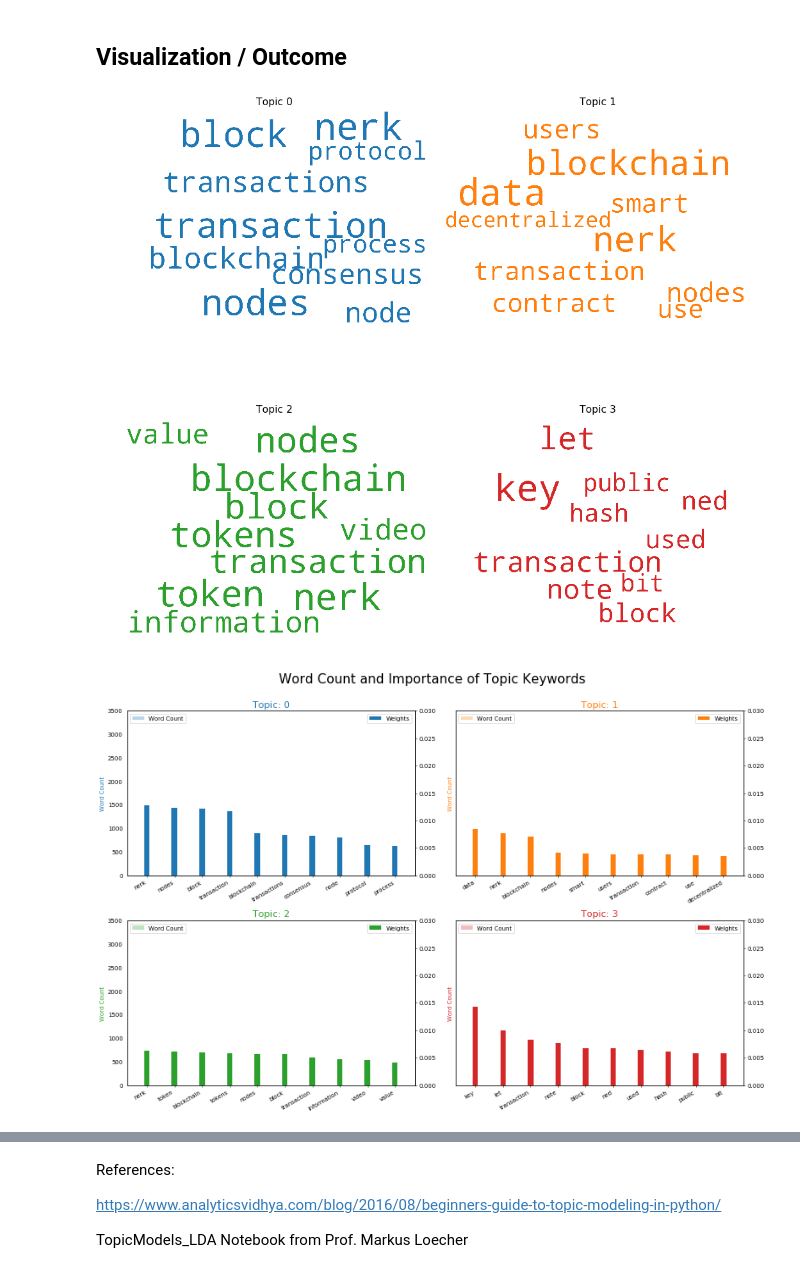
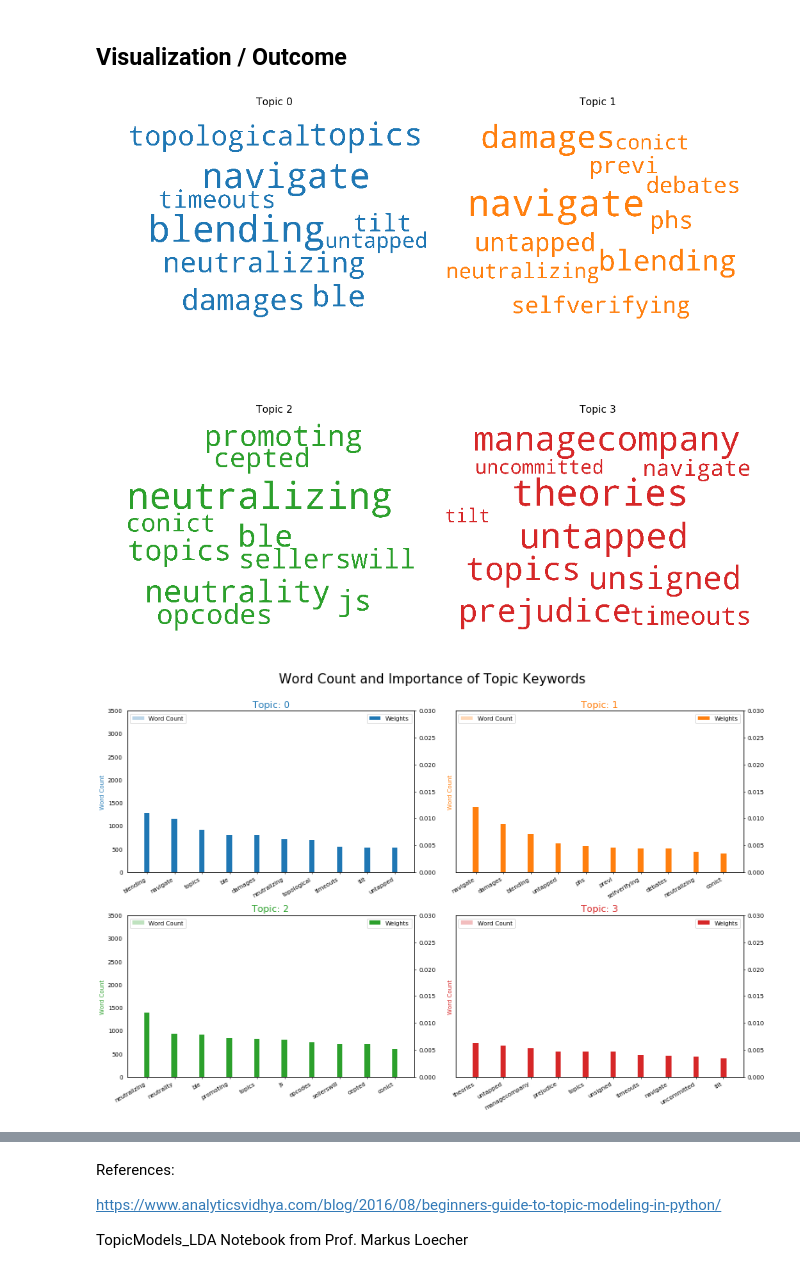
Before and after one commit to luisdiegocm/HWR_DataScience_Project, a Jupyter notebook: notebooks/4- Topic Modeling.ipynb, the cells around one changed output, grey strips where cells are left out. Cells and saved outputs as stored; diff of their text form; code cells hidden in the pictures.

```diff
--- a/notebooks/4- Topic Modeling.ipynb
+++ b/notebooks/4- Topic Modeling.ipynb
@@ -186,0 +200,8 @@ data_dtm
+# %%
+#we also make another document term matrix with tf-idfvectorizer
+from sklearn.feature_extraction.text import TfidfVectorizer
+tv = TfidfVectorizer()
+data_tv = tv.fit_transform(data_df.whitepapers)
+data_dtm_tfidf = pd.DataFrame(data_tv.toarray(), columns = tv.get_feature_names())
+data_dtm_tfidf.index = data_df.index
+data_dtm_tfidf.head(10)
@@ -210,6 +254,8 @@ tdm.head(5)
 #Converting the term-document matrix into gensim corpus format which follows a sequence from dataframe to sparse matrix to gensim corpus
 sparse_docs = scipy.sparse.csr_matrix(tdm)
 corpus = matutils.Sparse2Corpus(sparse_docs)
+corpus_tfidf = matutils.Sparse2Corpus(sparse_docs)
 # %%
 #Creating term dictionary of our corpus, where every unique term is assigned an index
 id2word = dict((v, k) for k, v in cv.vocabulary_.items())
+id2word_tfidf = dict((v, k) for k, v in tv.vocabulary_.items())
@@ -250,0 +304,13 @@ lda.print_topics()
+# %%
+#lda with tfidfvectorizer
+lda_tfidf = gensim.models.ldamodel.LdaModel(corpus=corpus_tfidf,
+                                           id2word=id2word_tfidf,
+                                           num_topics=5,
+                                           random_state=42,
+                                           update_every=1,
+                                           chunksize=2000,
+                                           passes=20,
+                                           alpha='symmetric',
+                                           iterations=100,
+                                           per_word_topics=True)
+lda_tfidf.print_topics()
@@ -258,38 +335,38 @@ import matplotlib.colors as mcolors
 
 cols = [color for name, color in mcolors.TABLEAU_COLORS.items()]  # more colors: 'mcolors.XKCD_COLORS'
 
 cloud = WordCloud(stopwords=stop_words,
                   background_color='white',
                   width=2500,
                   height=1800,
                   max_words=10,
                   colormap='tab10',
                   color_func=lambda *args, **kwargs: cols[i],
                   prefer_horizontal=1.0)
 
-topics = lda.show_topics(formatted=False)
+topics = lda_tfidf.show_topics(formatted=False)
 
 fig, axes = plt.subplots(2, 2, figsize=(15,15), sharex=True, sharey=True, dpi = 70)
 
 for i, ax in enumerate(axes.flatten()):
     fig.add_subplot(ax)
     topic_words = dict(topics[i][1])
     cloud.generate_from_frequencies(topic_words, max_font_size=300)
     plt.gca().imshow(cloud)
     plt.gca().set_title('Topic ' + str(i), fontdict=dict(size=16))
     plt.gca().axis('off')
 
 
 plt.subplots_adjust(wspace=0, hspace=0)
 plt.axis('off')
 plt.margins(x=0, y=0)
 plt.tight_layout()
 plt.show()
 # %% [output]
-[figure, old version]
+[figure, new version]
 # %%
 from collections import Counter
-topics = lda.show_topics(formatted=False)
+topics = lda_tfidf.show_topics(formatted=False)
 data_flat = [w for w_list in corpus for w in w_list]
 counter = Counter(data_flat)
 
@@ -318,7 +395,7 @@ fig.tight_layout(w_pad=2)
 fig.suptitle('Word Count and Importance of Topic Keywords', fontsize=22, y=1.05)
 plt.show()
 # %% [output]
-[figure, old version]
+[figure, new version]
 # %%
 #Adding obvious words such as tokens, blockchain, node, transaction etc into stopwords
 from sklearn.feature_extraction import text
```
Also changed, not shown: parts of 26 cells of this notebook.
